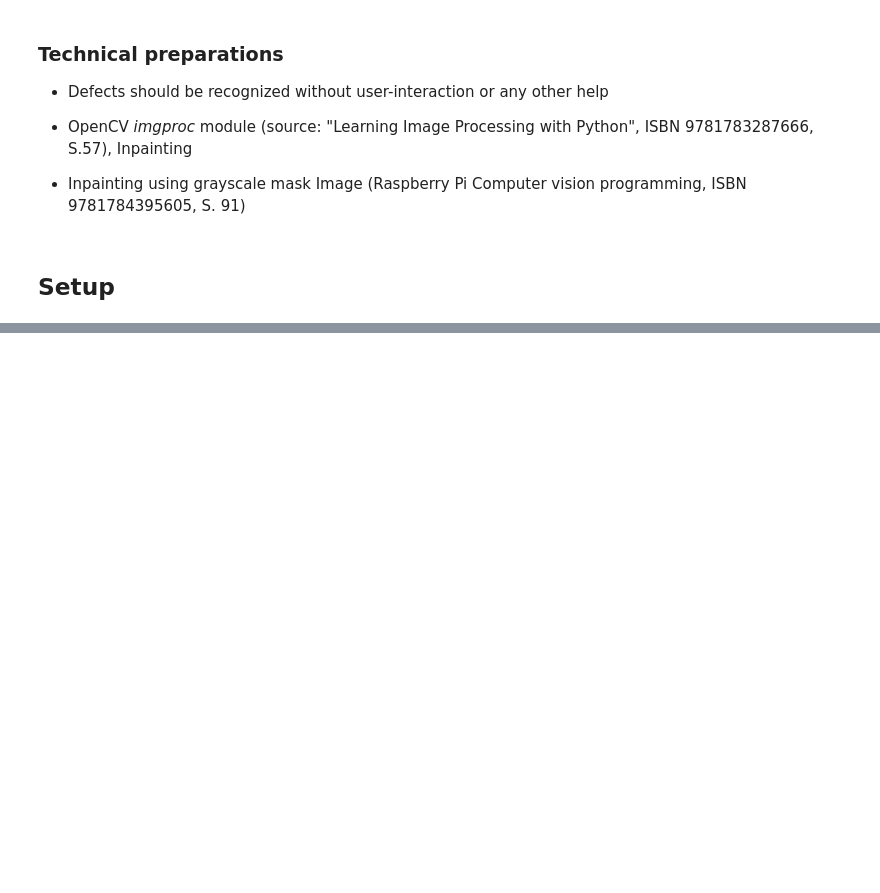
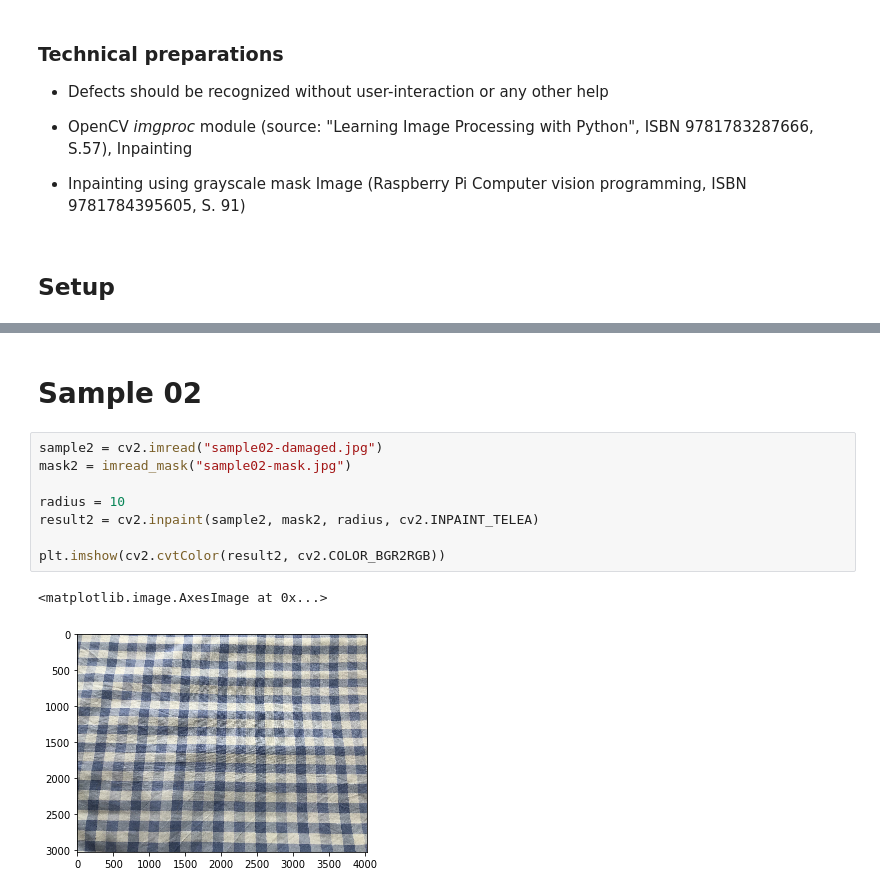
Before and after one commit to uol-mediaprocessing-201920/group-projects-image-restauration, a Jupyter notebook: main.ipynb, the cells around one changed output, grey strips where cells are left out. Drawn from its saved outputs; the diff is of its cells as text; blank space fills up the shorter version.

```diff
--- a/main.ipynb
+++ b/main.ipynb
@@ -76,0 +90,14 @@ plt.imshow(img)
+# %% [markdown]
+
+# Sample 02
+# %%
+sample2 = cv2.imread("sample02-damaged.jpg")
+mask2 = imread_mask("sample02-mask.jpg")
+
+radius = 10
+result2 = cv2.inpaint(sample2, mask2, radius, cv2.INPAINT_TELEA)
+
+plt.imshow(cv2.cvtColor(result2, cv2.COLOR_BGR2RGB))
+# %% [output]
+<matplotlib.image.AxesImage at 0x...>
+[figure, added]
```
Also changed, not shown: parts of 11 cells of this notebook.
